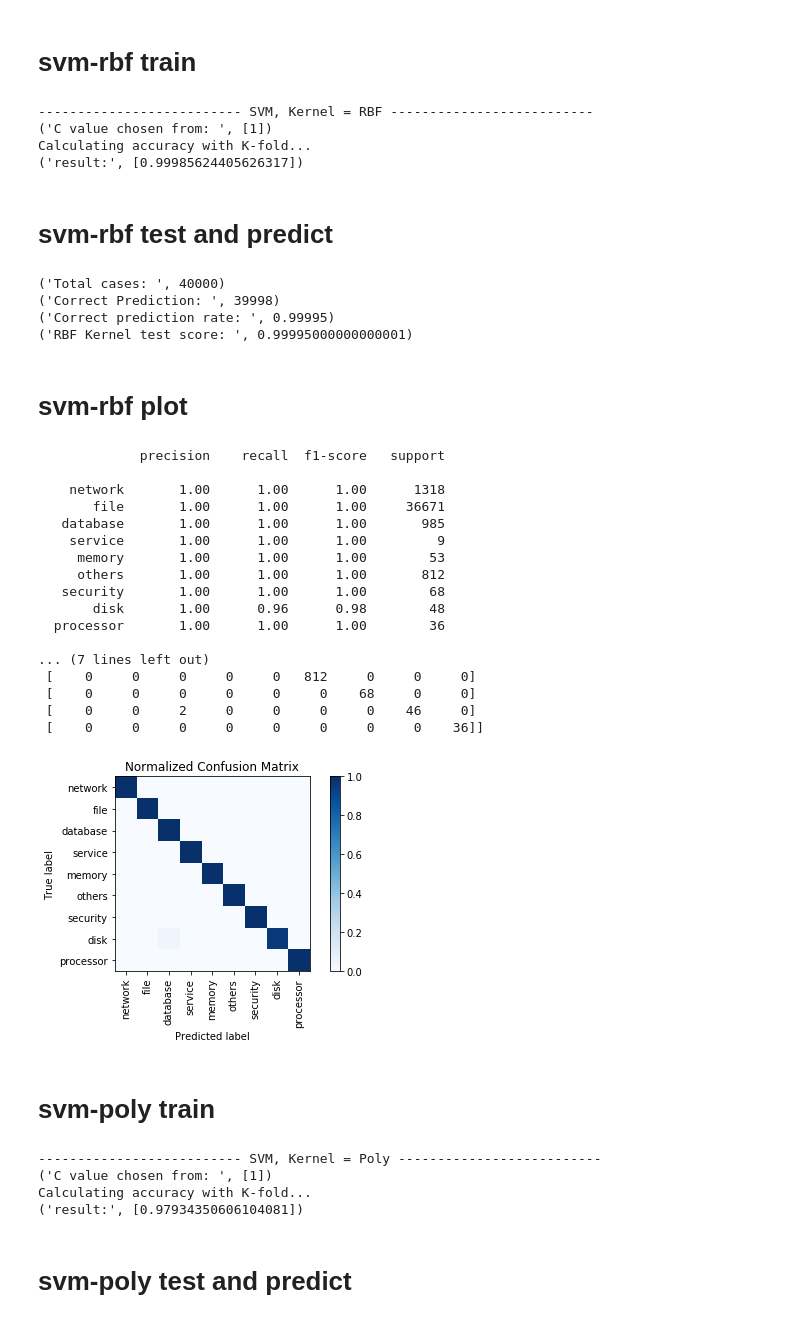
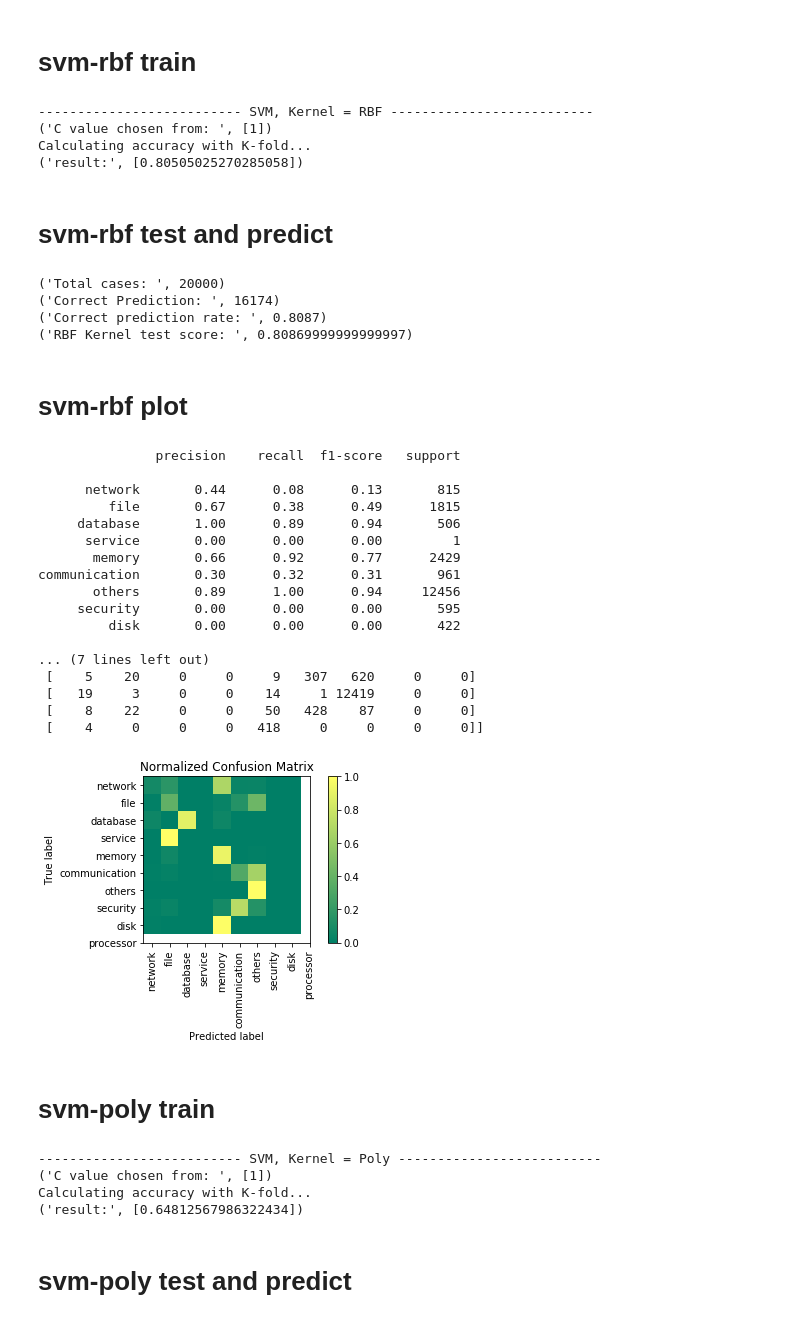
Before and after one commit to stephen-cheng/system_log_lstm_cnn, a Jupyter notebook: code/knn_random-forest_svm/svm_raw_msg.ipynb, the cells around one changed output. Saved outputs shown, nothing was run; the diff lists cells and outputs as text; code cells hidden in the pictures.

```diff
--- a/code/knn_random-forest_svm/svm_raw_msg.ipynb
+++ b/code/knn_random-forest_svm/svm_raw_msg.ipynb
@@ -5,20 +15,12 @@ from sklearn import svm, cross_validation, metrics
 # %% [markdown]
 # load data
 # %%
-labels = {
-    '0':'file', '1':'network', '2':'service', '3':'database', '4':'communication', '5':'memory', '6':'driver',
-    '7':'system', '8':'application', '9':'io', '10':'others', '11':'security', '12':'disk', '13':'processor'}
-
-fault_label = {
-    '0':'file', '1':'network', '2':'service', '3':'database', '5':'memory',
-    '10':'others', '11':'security', '12':'disk', '13':'processor'}
-
 X = []
 y = []
 
 print("Opening dataset...")
 try:
-    with open("data_msg_type/raw_type_count.txt", 'rU') as f:
+    with open("data_msg_type/semantic_sim.txt", 'rU') as f:
         res = list(f)
         for line in res:
             line.strip("\n")
@@ -30,7 +32,7 @@ try:
             X.append(features)
 
     #read the classes from file and put them in list.
-    with open("data_msg_type/raw_label_index.txt", 'rU') as f:
+    with open("data_msg_type/semantic_label_index.txt", 'rU') as f:
         res = list(f)
         for line in res:
             y.append(int(line.strip("\n")[0]))
@@ -71,7 +73,7 @@ print("Calculating accuracy with K-fold...")
 for C in C_linear:
     svc_linear = svm.SVC(kernel='linear', C=C)
     scores = cross_validation.cross_val_score(
-        svc_linear, X_train, y_train, scoring='accuracy', cv=9)
+        svc_linear, X_train, y_train, scoring='accuracy', cv=14)
     result_linear.append(scores.mean())
 
 print("result:", result_linear)
@@ -117,7 +119,7 @@ print("Linear Kernel test score: ", linear_test_score)
 # svm-linear plot
 # %%
 # cmap can be changed to many colors, (colormaps.Oranges,OrRd, etc)
-def plot_CM(cm, title="Normalized Confusion Matrix", cmap=plt.cm.Greens):
+def plot_CM(cm, title="Normalized Confusion Matrix", cmap=plt.cm.summer):
     plt.imshow(cm, interpolation='nearest', cmap=cmap)
     plt.title(title)
     plt.colorbar()
@@ -170,7 +172,7 @@ print("Calculating accuracy with K-fold...")
 for C in C_rbf:
     svc_rbf = svm.SVC(kernel='rbf', C=C)
     scores = cross_validation.cross_val_score(
-        svc_rbf, X_train, y_train, scoring='accuracy', cv=9)
+        svc_rbf, X_train, y_train, scoring='accuracy', cv=14)
     result_rbf.append(scores.mean())
 
 print("result:", result_rbf)
@@ -178,7 +180,7 @@ print("result:", result_rbf)
 -------------------------- SVM, Kernel = RBF --------------------------
 ('C value chosen from: ', [1])
 Calculating accuracy with K-fold...
-('result:', [0.99985624405626317])
+('result:', [0.80505025270285058])
 # %% [markdown]
 # svm-rbf test and predict
 # %%
@@ -208,53 +210,53 @@ print("Correct Prediction: ", count1)
 print("Correct prediction rate: ", float(count1) / count2)
 print("RBF Kernel test score: ", rbf_test_score)
 # %% [output]
-('Total cases: ', 40000)
-('Correct Prediction: ', 39998)
-('Correct prediction rate: ', 0.99995)
-('RBF Kernel test score: ', 0.99995000000000001)
+('Total cases: ', 20000)
+('Correct Prediction: ', 16174)
+('Correct prediction rate: ', 0.8087)
+('RBF Kernel test score: ', 0.80869999999999997)
 # %% [markdown]
 # svm-rbf plot
 # %%
 # cmap can be changed to many colors, (colormaps.Oranges,OrRd, etc)
-def plot_CM(cm, title="Normalized Confusion Matrix", cmap=plt.cm.Blues):
+def plot_CM(cm, title="Normalized Confusion Matrix", cmap=plt.cm.summer):
     plt.imshow(cm, interpolation='nearest', cmap=cmap)
     plt.title(title)
     plt.colorbar()
     tick_marks = np.arange(len(fault_label))
     plt.xticks(tick_marks, fault_label.values(), rotation=90)
     plt.yticks(tick_marks, fault_label.values())
     plt.tight_layout()
     plt.ylabel("True label")
     plt.xlabel("Predicted label")
     plt.show()
 
 print(metrics.classification_report(
     actualist, predlist, target_names = list(fault_label.values())))
 cm = metrics.confusion_matrix(actualist, predlist)
 print(cm)
 
 cm_normalized = cm.astype('float') / cm.sum(axis=1)[:,np.newaxis]
 plt.figure()
 plot_CM(cm_normalized)
 # %% [output]
-             precision    recall  f1-score   support
+               precision    recall  f1-score   support
 
-    network       1.00      1.00      1.00      1318
-       file       1.00      1.00      1.00     36671
-   database       1.00      1.00      1.00       985
-    service       1.00      1.00      1.00         9
-     memory       1.00      1.00      1.00        53
-     others       1.00      1.00      1.00       812
-   security       1.00      1.00      1.00        68
-       disk       1.00      0.96      0.98        48
-  processor       1.00      1.00      1.00        36
+      network       0.44      0.08      0.13       815
+         file       0.67      0.38      0.49      1815
+     database       1.00      0.89      0.94       506
+      service       0.00      0.00      0.00         1
+       memory       0.66      0.92      0.77      2429
+communication       0.30      0.32      0.31       961
+       others       0.89      1.00      0.94     12456
+     security       0.00      0.00      0.00       595
+         disk       0.00      0.00      0.00       422
 
 ... (7 lines left out)
- [    0     0     0     0     0   812     0     0     0]
- [    0     0     0     0     0     0    68     0     0]
- [    0     0     2     0     0     0     0    46     0]
- [    0     0     0     0     0     0     0     0    36]]
+ [    5    20     0     0     9   307   620     0     0]
+ [   19     3     0     0    14     1 12419     0     0]
+ [    8    22     0     0    50   428    87     0     0]
+ [    4     0     0     0   418     0     0     0     0]]
-[figure, old version]
+[figure, new version]
 # %% [markdown]
 # svm-poly train
 # %%
@@ -269,7 +271,7 @@ print("Calculating accuracy with K-fold...")
 for C in C_poly:
     svc_poly = svm.SVC(kernel='poly', C=C)
     scores = cross_validation.cross_val_score(
-        svc_poly, X_train, y_train, scoring='accuracy', cv=9)
+        svc_poly, X_train, y_train, scoring='accuracy', cv=14)
     result_poly.append(scores.mean())
 
 print("result:", result_poly)
@@ -277,7 +279,7 @@ print("result:", result_poly)
 -------------------------- SVM, Kernel = Poly --------------------------
 ('C value chosen from: ', [1])
 Calculating accuracy with K-fold...
-('result:', [0.97934350606104081])
+('result:', [0.64812567986322434])
 # %% [markdown]
 # svm-poly test and predict
 # %%
```
Also changed, not shown: parts of 7 cells of this notebook, 13 other files.
